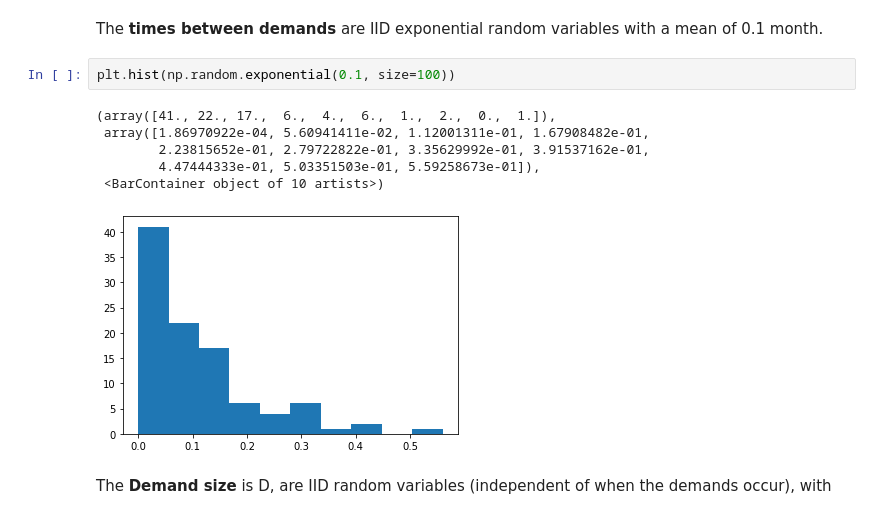
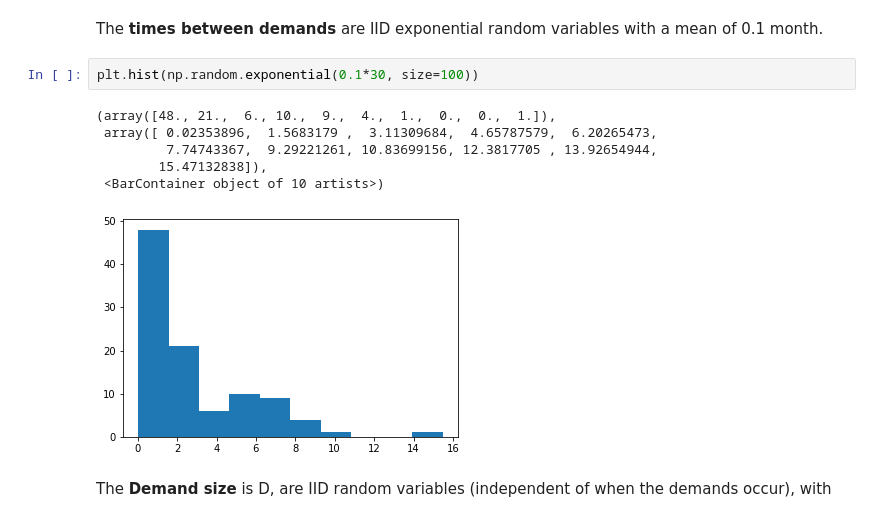
Before and after one commit to uanve/simulation, a Jupyter notebook: simple_systems.ipynb, the cells around one changed output. Cells and saved outputs as stored; diff of their text form.

```diff
--- a/simple_systems.ipynb
+++ b/simple_systems.ipynb
@@ -116,14 +116,14 @@ plt.show()
 # %% [markdown]
 The **times between demands** are IID exponential random variables with a mean of 0.1 month.
 # %%
-plt.hist(np.random.exponential(0.1, size=100))
+plt.hist(np.random.exponential(0.1*30, size=100))
 # %% [output]
-(array([41., 22., 17.,  6.,  4.,  6.,  1.,  2.,  0.,  1.]),
- array([1.86970922e-04, 5.60941411e-02, 1.12001311e-01, 1.67908482e-01,
-        2.23815652e-01, 2.79722822e-01, 3.35629992e-01, 3.91537162e-01,
-        4.47444333e-01, 5.03351503e-01, 5.59258673e-01]),
+(array([48., 21.,  6., 10.,  9.,  4.,  1.,  0.,  0.,  1.]),
+ array([ 0.02353896,  1.5683179 ,  3.11309684,  4.65787579,  6.20265473,
+         7.74743367,  9.29221261, 10.83699156, 12.3817705 , 13.92654944,
+        15.47132838]),
  <BarContainer object of 10 artists>)
-[figure, old version]
+[figure, new version]
 # %% [markdown]
 The **Demand size** is D, are IID random variables (independent of when the demands occur), with
 # %%
```
Also changed, not shown: parts of 13 cells of this notebook.
